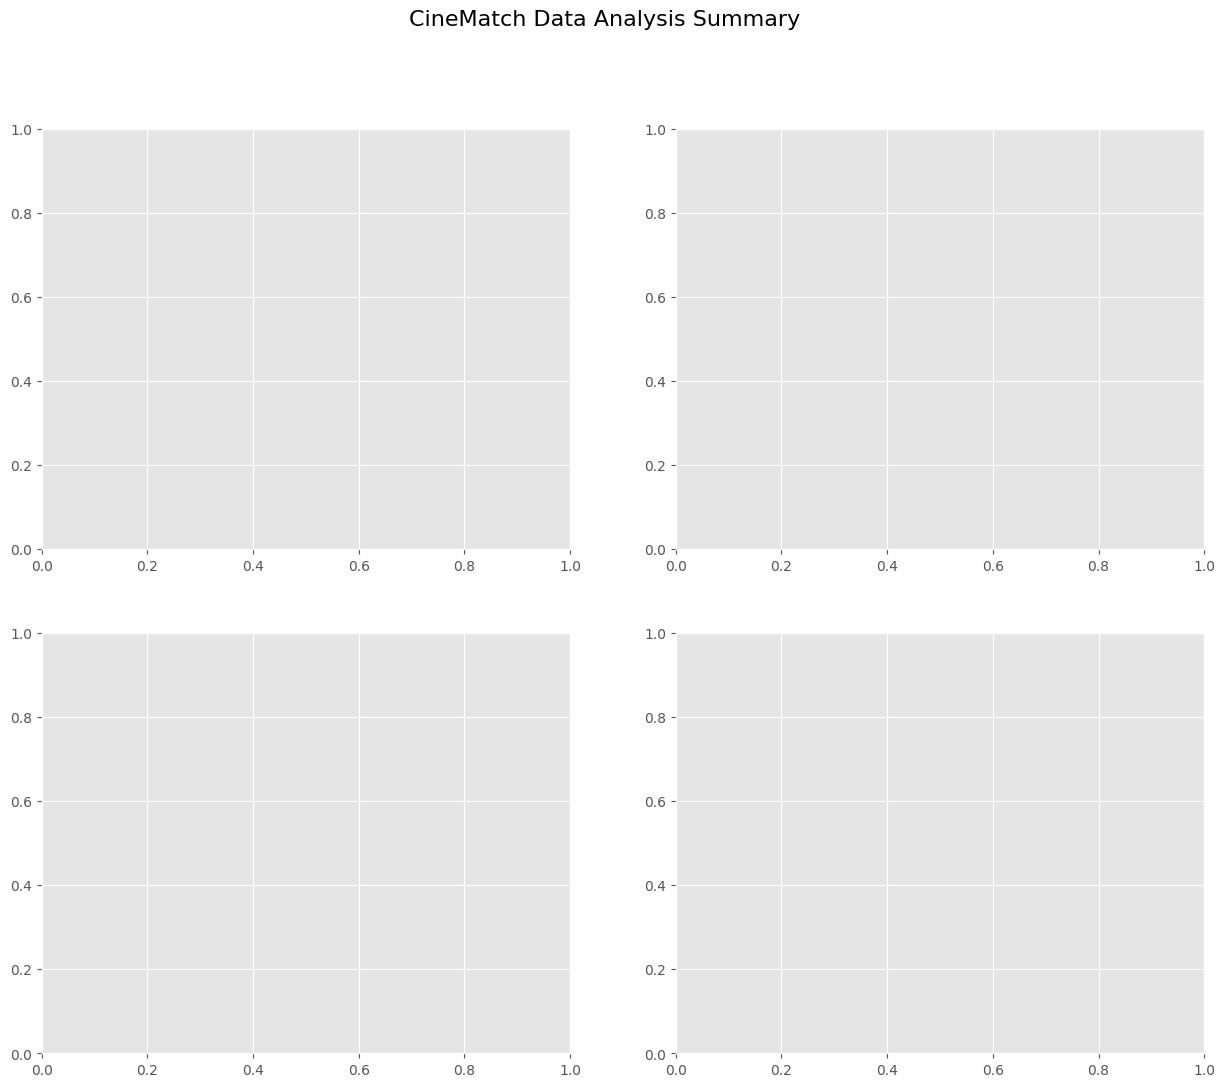
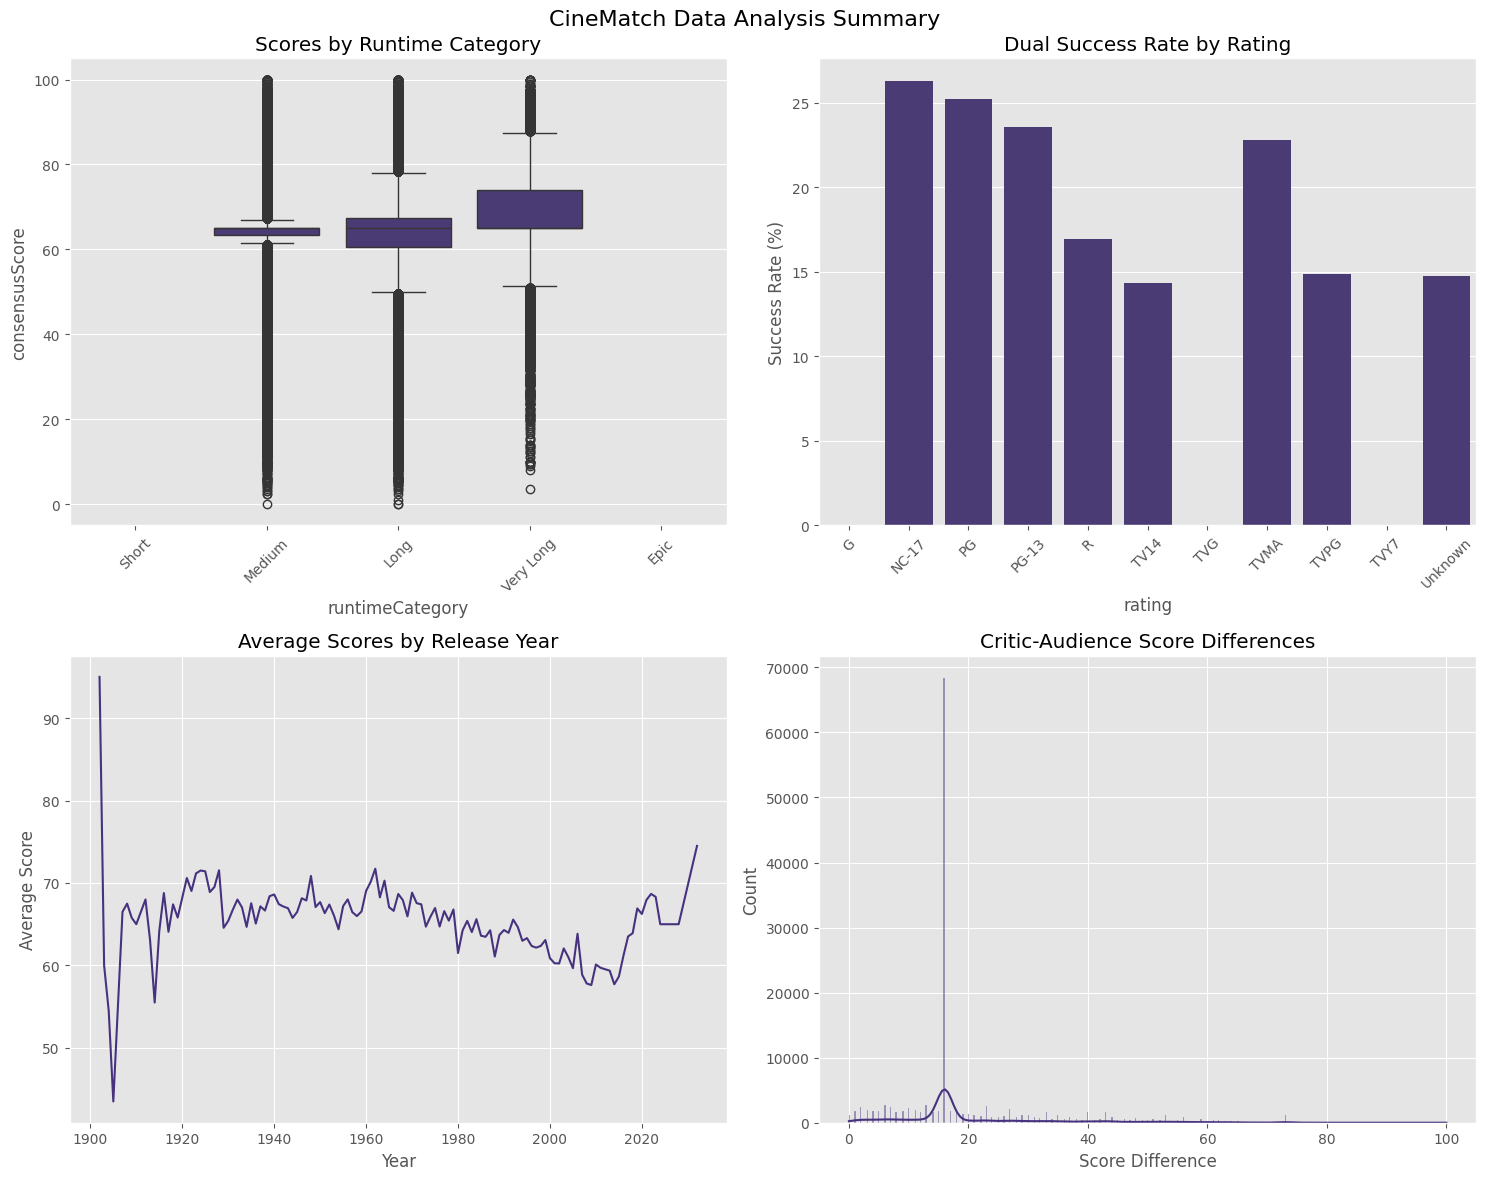
Unified diff of the notebook cell whose output changed from the first chart to the second:
--- before
+++ after
@@ -15,17 +15,17 @@
 axes[0, 1].tick_params(axis='x', rotation=45)
 
-# # 3. Yearly trend of scores
-# yearly_avg = movies_clean.groupby('releaseYear')['consensusScore'].mean()
-# axes[1, 0].plot(yearly_avg.index, yearly_avg.values)
-# axes[1, 0].set_title('Average Scores by Release Year')
-# axes[1, 0].set_xlabel('Year')
-# axes[1, 0].set_ylabel('Average Score')
+# 3. Yearly trend of scores
+yearly_avg = movies_clean.groupby('releaseYear')['consensusScore'].mean()
+axes[1, 0].plot(yearly_avg.index, yearly_avg.values)
+axes[1, 0].set_title('Average Scores by Release Year')
+axes[1, 0].set_xlabel('Year')
+axes[1, 0].set_ylabel('Average Score')
 
-# # 4. Score difference distribution
-# sns.histplot(movies_clean['scoreDifference'], kde=True, ax=axes[1, 1])
-# axes[1, 1].set_title('Critic-Audience Score Differences')
-# axes[1, 1].set_xlabel('Score Difference')
+# 4. Score difference distribution
+sns.histplot(movies_clean['scoreDifference'], kde=True, ax=axes[1, 1])
+axes[1, 1].set_title('Critic-Audience Score Differences')
+axes[1, 1].set_xlabel('Score Difference')
 
 plt.tight_layout()
-plt.savefig('../images/data_analysis_summary.png', dpi=300, bbox_inches='tight')
+plt.savefig('/Users/taksheel.partap/Desktop/CineMatch/images/data_analysis_summary.png', dpi=300, bbox_inches='tight')
 plt.show()

Commit: EDA Complete